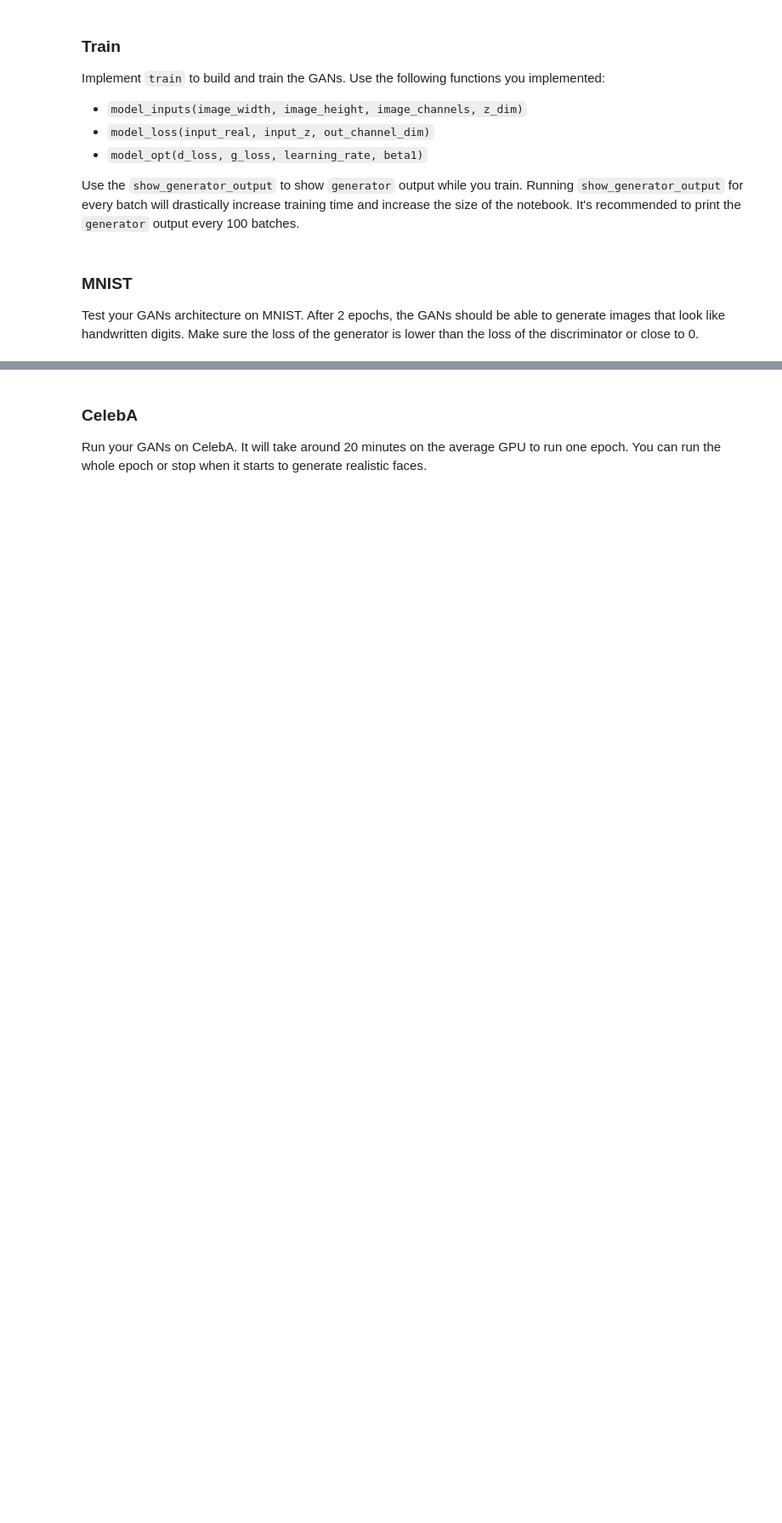
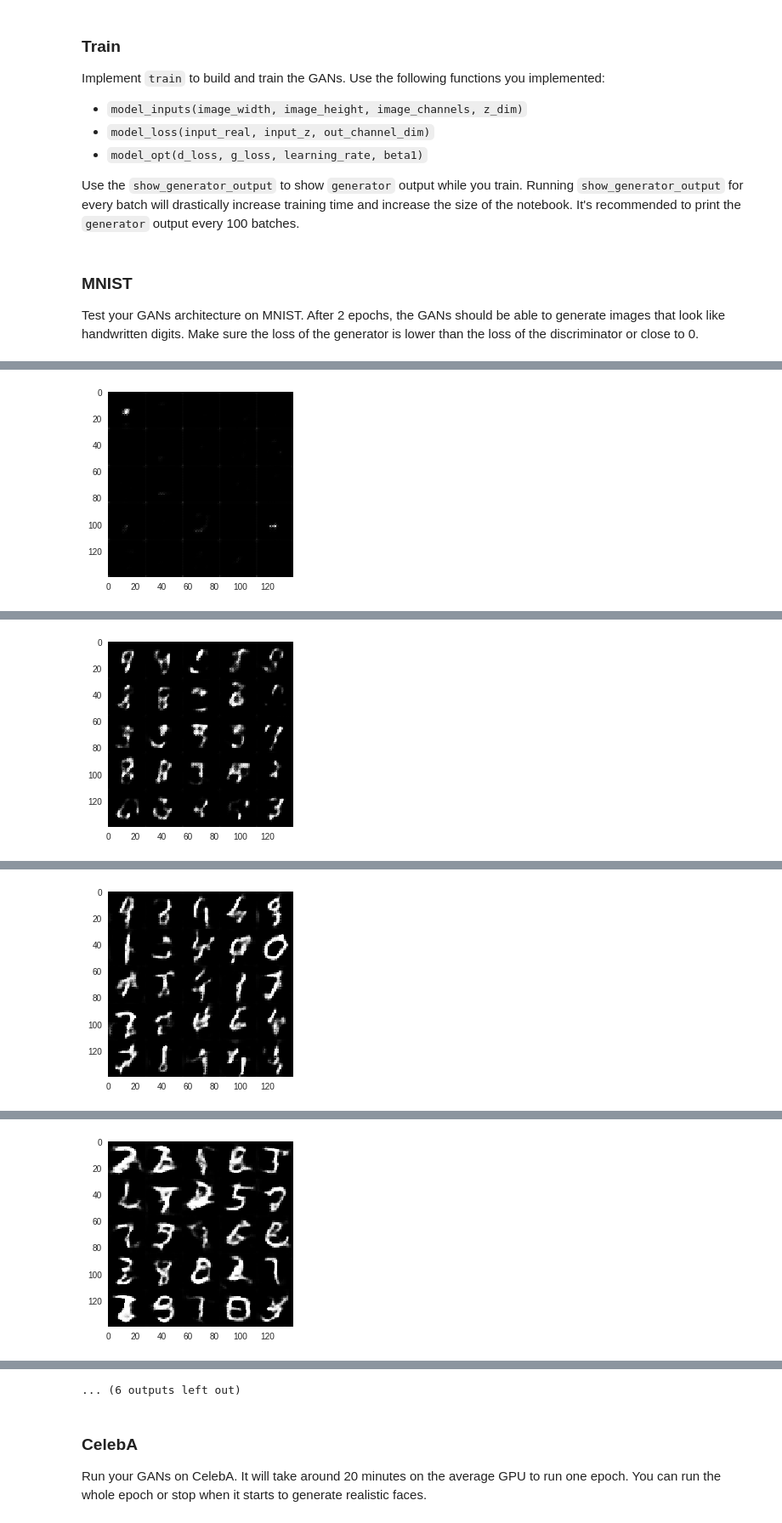
Before and after one commit to affablebloke/dlf-project-4-face-generation, a Jupyter notebook: dlnd_face_generation.ipynb, the cells around one changed output, grey strips where cells are left out. Shown at 85% size. Drawn from its saved outputs; the diff is of its cells as text; code cells hidden in the pictures; blank space fills up the shorter version.

```diff
--- a/dlnd_face_generation.ipynb
+++ b/dlnd_face_generation.ipynb
@@ -295,6 +360,7 @@ def show_generator_output(sess, n_images, input_z, out_channel_dim, image_mode):
     :param out_channel_dim: The number of channels in the output image
     :param image_mode: The mode to use for images ("RGB" or "L")
     """
+    pyplot.grid(False)  # For Google Colab
     cmap = None if image_mode == 'RGB' else 'gray'
     z_dim = input_z.get_shape().as_list()[-1]
     example_z = np.random.uniform(-1, 1, size=[n_images, z_dim])
@@ -331,7 +397,7 @@ def train(epoch_count, batch_size, z_dim, learning_rate, beta1, get_batches, dat
 
     samples, losses = [], []
     steps = 0
-    print_every = 25
+    print_every = 50
     show_every = 100
 
     _, width, height, out_channel_dim = data_shape
@@ -368,19 +434,15 @@ def train(epoch_count, batch_size, z_dim, learning_rate, beta1, get_batches, dat
                     losses.append((train_loss_d, train_loss_g))
 
                 if steps % show_every == 0:
-                    show_generator_output(sess, 10, z_input, out_channel_dim, data_image_mode)
+                    show_generator_output(sess, 25, z_input, out_channel_dim, data_image_mode)
 
-        saver.save(sess, './checkpoints/generator.ckpt')
-
-    with open('samples.pkl', 'wb') as f:
-        pkl.dump(samples, f)
 
     return losses, samples
 # %% [markdown]
 ### MNIST
 Test your GANs architecture on MNIST.  After 2 epochs, the GANs should be able to generate images that look like handwritten digits.  Make sure the loss of the generator is lower than the loss of the discriminator or close to 0.
 # %%
-batch_size = 64
+batch_size = 128
 z_dim = 100
 learning_rate = 0.001
 beta1 = 0.5
@@ -392,5 +454,6 @@ epochs = 2
 
 mnist_dataset = helper.Dataset('mnist', glob(os.path.join(data_dir, 'mnist/*.jpg')))
 with tf.Graph().as_default():
-    train(epochs, batch_size, z_dim, learning_rate, beta1, mnist_dataset.get_batches,
+    losses, samples = train(epochs, batch_size, z_dim, learning_rate, beta1, mnist_dataset.get_batches,
           mnist_dataset.shape, mnist_dataset.image_mode)
+# %% [output]
@@ -396,0 +462 @@ with tf.Graph().as_default():
+[figure, added]
@@ -396,0 +465 @@ with tf.Graph().as_default():
+[figure, added]
@@ -396,0 +468 @@ with tf.Graph().as_default():
+[figure, added]
@@ -396,0 +471 @@ with tf.Graph().as_default():
+[figure, added]
@@ -397,3 +478,4 @@ with tf.Graph().as_default():
+... (6 outputs left out)
 # %% [markdown]
 ### CelebA
 Run your GANs on CelebA.  It will take around 20 minutes on the average GPU to run one epoch.  You can run the whole epoch or stop when it starts to generate realistic faces.
```
Also changed, not shown: parts of 14 cells of this notebook.
